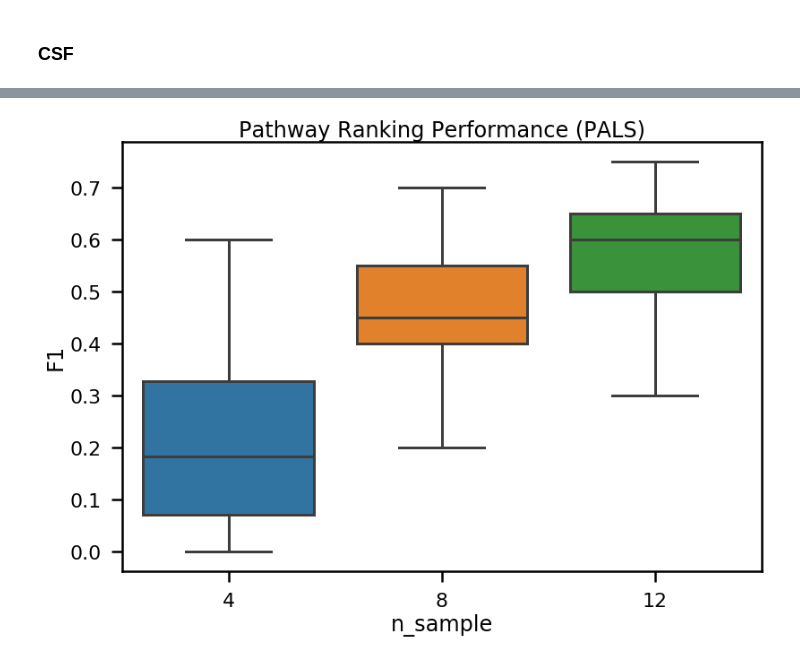
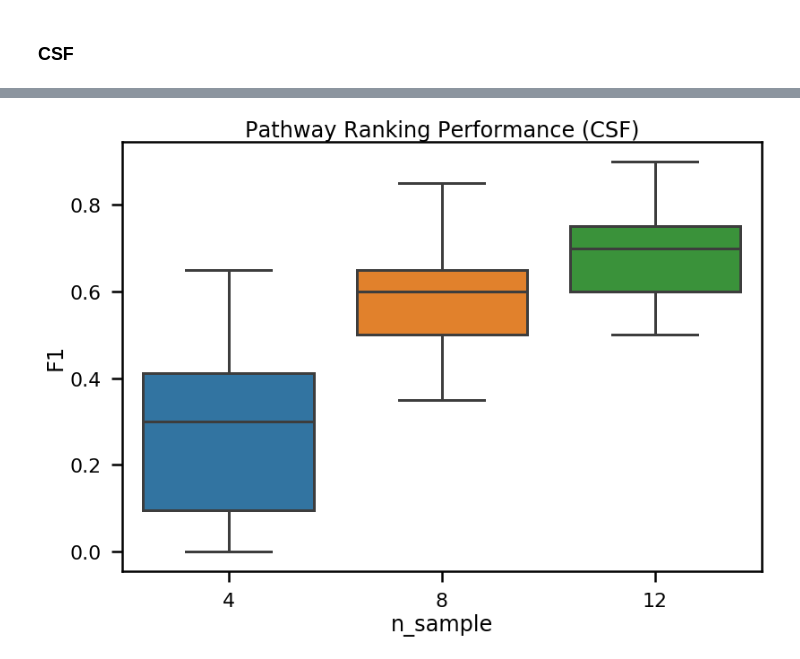
Before and after one commit to glasgowcompbio/PALS, a Jupyter notebook: notebooks/PALS_HAT_evaluation.ipynb, the cells around one changed output, grey strips where cells are left out. Saved outputs shown, nothing was run; the diff lists cells and outputs as text; code cells hidden in the pictures.

```diff
--- a/notebooks/PALS_HAT_evaluation.ipynb
+++ b/notebooks/PALS_HAT_evaluation.ipynb
@@ -26,3 +28,3 @@ sns.set_context('poster') # everything is larger
 # %%
-results = load_obj(os.path.join('test_data', 'HAT_results.p'))
+results = load_obj(os.path.join('test_data', 'HAT', 'HAT_results.p'))
 # %% [output]
@@ -115,7 +117,7 @@ df
 300 rows × 9 columns
 # %%
 sns.boxplot(x='n_sample', y='F1', data=df)
-plt.title('Pathway Ranking Performance (PALS)')
-plt.savefig('evaluation_csf.eps', dpi=300)
+plt.title('Pathway Ranking Performance (CSF)')
+plt.savefig(os.path.join('test_data', 'HAT', 'evaluation_csf.eps'), dpi=300)
 # %% [output]
-[figure, old version]
+[figure, new version]
```
Also changed, not shown: parts of 5 cells of this notebook, 5 other files.
